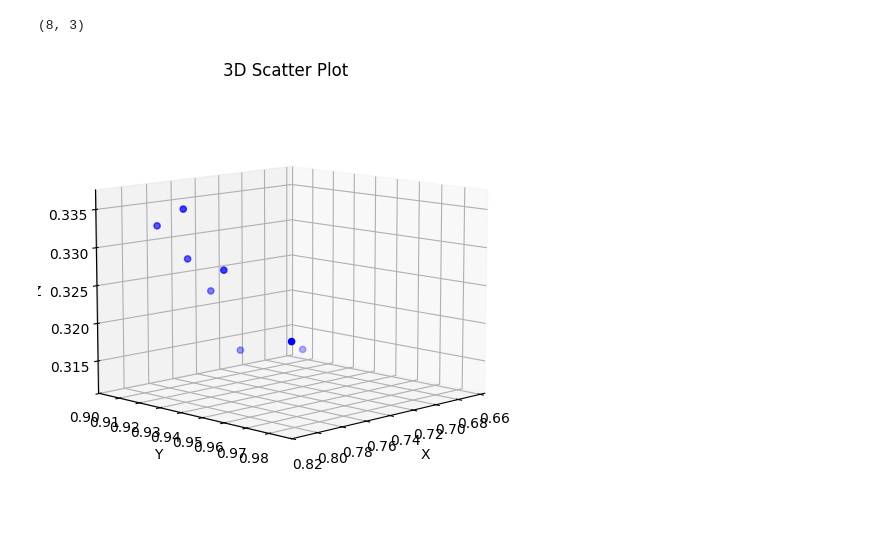
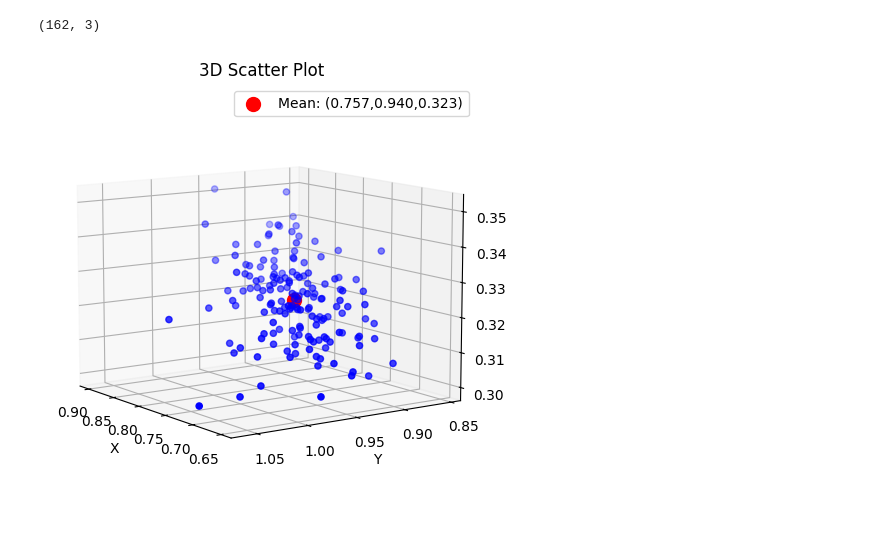
Before and after one commit to tonymenzo/RSA, a Jupyter notebook: src/RSA_nD_tuner_confidence_plot.ipynb, the cells around one changed output. Saved outputs shown, nothing was run; the diff lists cells and outputs as text; code cells hidden in the pictures.

```diff
--- a/src/RSA_nD_tuner_confidence_plot.ipynb
+++ b/src/RSA_nD_tuner_confidence_plot.ipynb
@@ -1,33 +1,38 @@
 # %%
 import numpy as np
 import matplotlib.pyplot as plt
 from mpl_toolkits.mplot3d import Axes3D  # Required for 3D plotting
 
 datafolder = '/pscratch/sd/l/ljpuslar/RSA/RSA/src/temp_results/Tuner_confidence/'
 # points = np.load('/pscratch/sd/l/ljpuslar/RSA/RSA/src/temp_results/Tuner/jupyter/ADAgrad_N50k_3/RSA_tuning_params.npy')
-save_nm = 4
+save_nm = 5
 points = np.load(datafolder + f'params_final_{save_nm}.npy')
 print(np.shape(points))
 
 # points = all_params
 
 fig = plt.figure()
 ax = fig.add_subplot(111, projection='3d')
 
 # Unpack the three columns
 x, y, z = points[:, 0], points[:, 1], points[:, 2]
 
+xm, ym, zm = np.mean(x), np.mean(y), np.mean(z)
+
 ax.scatter(x, y, z, marker='o', c='blue')  # 3D scatter plot
+# put mean point in red big size over all other points making it stand out from others by being in front using the zorder
+ax.scatter(xm, ym, zm, marker='o', c='red', s=100, zorder=0, label=f'Mean: ({xm:.3f},{ym:.3f},{zm:.3f})')  # Mean point
 ax.set_xlabel('X')
 ax.set_ylabel('Y')
 ax.set_zlabel('Z')
 ax.set_title('3D Scatter Plot')
-ax.view_init(elev=10, azim=45)
+ax.view_init(elev=10, azim=145)
 plt.tight_layout()
+plt.legend()
 plt.show()
 # %% [output]
-(8, 3)
+(162, 3)
-[figure, old version]
+[figure, new version]
 # %%
 datafolder = '/pscratch/sd/l/ljpuslar/RSA/RSA/src/temp_results/Tuner_confidence/'
 # points = np.load('/pscratch/sd/l/ljpuslar/RSA/RSA/src/temp_results/Tuner/jupyter/ADAgrad_N50k_3/RSA_tuning_params.npy')
```
Also changed, not shown: parts of 3 cells of this notebook, 38 other files.
